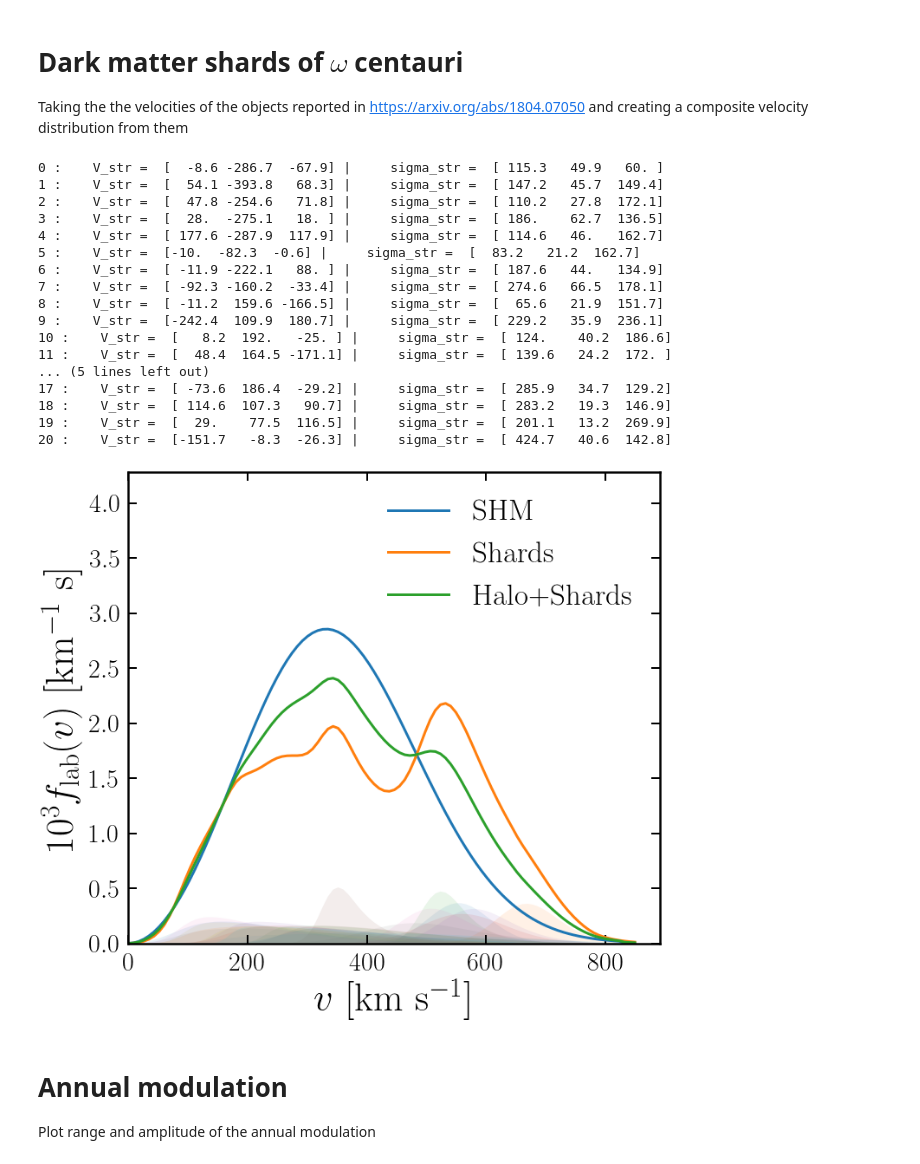
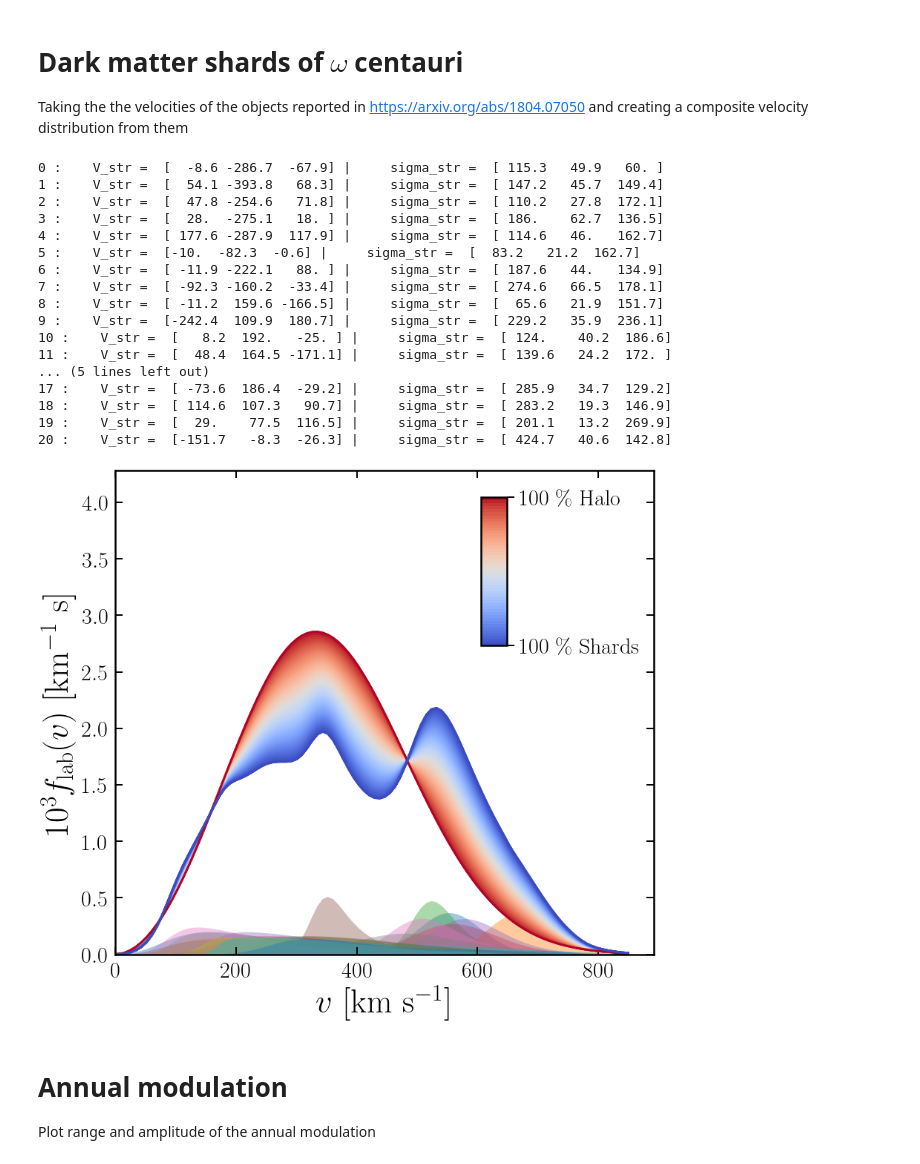
Before and after one commit to cajohare/DarkShards, a Jupyter notebook: code/PlotShards.ipynb, the cells around one changed output. Saved outputs shown, nothing was run; the diff lists cells and outputs as text; code cells hidden in the pictures.

Commit message:
shards update

```diff
--- a/code/PlotShards.ipynb
+++ b/code/PlotShards.ipynb
@@ -11,16 +11,12 @@ from LabFuncs import *
 from Params import *
 from HaloFuncs import *
 from WIMPFuncs import *
-
 # Set plot rc params
 plt.rcParams['axes.linewidth'] = 2.5
 plt.rc('text', usetex=True)
 plt.rc('font', family='serif')
 
-# Figure setup
-fig = plt.figure(figsize=(11,10))
-ax = fig.add_subplot(111)
-pltname = 'Shards_fv'
+#######
 
 # v range
 n = 100
@@ -38,12 +34,12 @@ dat = loadtxt('../shards.txt',delimiter=',')
 
 # Speed distributions
 fv_Iso = SpeedDist_Isotropic(v,v_lab,v0,v_esc)
-plt.plot(v,1e3*fv_Iso,'-',linewidth=3,label=r'SHM')
 
 nshards = 21
 xi_halo = 0.8
 xi_s = (1.0-xi_halo)/(1.0*nshards)
 fv = zeros(shape=(nshards,n))
+print 'Shards velocities (vx,vy,vz) and dispersions (sig_x,sig_y,sig_z):'
 for i in range(0,nshards):
     v_s = dat[i,0:3]
     sig_s = dat[i,6:9]
@@ -53,24 +49,7 @@ for i in range(0,nshards):
     sigphi = sig_s[1]
     sigz = sig_s[2]
     beta = 1.0-(sigr**2.0+sigz**2.0)/(2*sigr**2.0)
-    print i,":    V_str = ",v_s,"|     sigma_str = ",sig_s
-
-plt.plot(v,1e3*sum(fv,0),'-',linewidth=3,label=r'Shards')
-plt.plot(v,1e3*(0.5*sum(fv,0)+0.5*fv_Iso),'-',linewidth=3,label=r'Halo+Shards')
-
-# Plot fiddling
-ax.set_xlim(left=0.0)
-ax.set_ylim(bottom=0.0,top=max(1e3*fv_Iso)*1.5)
-ax.tick_params(which='major',direction='in',width=2,length=10,right=True,top=True,pad=10,labelsize=30)
-ax.tick_params(which='minor',direction='in',width=1,length=7,right=True,top=True)
-plt.xlabel(r"$v$ [km s$^{-1}$]",fontsize=45);
-plt.ylabel(r"$10^3 f_{\rm lab}(v)$ [km$^{-1}$ s]",fontsize=45);
-plt.legend(fontsize=35,frameon=False,loc='upper right')
-
-# Save figure
-plt.show()
-fig.savefig('../plots/'+pltname+'.pdf',bbox_inches='tight')
-fig.savefig('../plots/plots_png/'+pltname+'.png',bbox_inches='tight')
+    print i+1,":    V_str = ",v_s,"|     sigma_str = ",sig_s
 # %% [output]
 0 :    V_str =  [  -8.6 -286.7  -67.9] |     sigma_str =  [ 115.3   49.9   60. ]
 1 :    V_str =  [  54.1 -393.8   68.3] |     sigma_str =  [ 147.2   45.7  149.4]
@@ -89,7 +68,58 @@ fig.savefig('../plots/plots_png/'+pltname+'.png',bbox_inches='tight')
 18 :    V_str =  [ 114.6  107.3   90.7] |     sigma_str =  [ 283.2   19.3  146.9]
 19 :    V_str =  [  29.    77.5  116.5] |     sigma_str =  [ 201.1   13.2  269.9]
 20 :    V_str =  [-151.7   -8.3  -26.3] |     sigma_str =  [ 424.7   40.6  142.8]
-[figure, removed]
+# %%
+# Figure setup
+fig = plt.figure(figsize=(13,12))
+ax = fig.add_subplot(111)
+pltname = 'Shards_fv'
+
+
+n_xi = 50
+xi_vals = linspace(0,1,n_xi)
+col = flipud(cm.coolwarm(linspace(0,1,n_xi)))
+cmap = cm.coolwarm
+for i in range(0,n_xi):
+    plt.fill_between(v,1e3*(xi_vals[i]*sum(fv,0)+(1.0-xi_vals[i])*fv_Iso),y2=1e3*sum(fv,0),color=col[i,:],alpha=0.5)
+    plt.plot(v,1e3*(xi_vals[i]*sum(fv,0)+(1.0-xi_vals[i])*fv_Iso),'-',color=col[i,:],linewidth=3)
+
+plt.plot(v,1e3*fv_Iso,'-',color=col[0,:],linewidth=3,label=r'100 \% Halo')
+plt.plot(v,1e3*sum(fv,0),'-',color=col[-1,:],linewidth=3,label=r'100 \% Shards')
+
+# Plot individual streams
+for i in range(0,nshards):
+    plt.fill_between(v,1e3*fv[i,:],linewidth=3,alpha=0.4)
+
+# Plot fiddling
+ax.set_xlim(left=0.0)
+ax.set_ylim(bottom=0.0,top=max(1e3*fv_Iso)*1.5)
+ax.tick_params(which='major',direction='in',width=2,length=10,right=True,top=True,pad=10,labelsize=30)
+ax.tick_params(which='minor',direction='in',width=1,length=7,right=True,top=True)
+plt.xlabel(r"$v$ [km s$^{-1}$]",fontsize=45);
+plt.ylabel(r"$10^3 f_{\rm lab}(v)$ [km$^{-1}$ s]",fontsize=45);
+
+# Custom colorbar
+import matplotlib as mpl
+from mpl_toolkits.axes_grid1.inset_locator import inset_axes
+cbaxes = inset_axes(ax, width="5%", height="50%", bbox_to_anchor=[-50, 330, 700, 400])
+norm = mpl.colors.Normalize(vmin=0,vmax=1)
+sm = plt.cm.ScalarMappable(cmap=cmap, norm=norm)
+sm.set_array([])
+plt.colorbar(sm,cax=cbaxes,ticks=(0,1),boundaries=linspace(0,1,n_xi))
+f = plt.gcf().get_children()
+cbar = f[2]
+cbar.set_yticklabels([r'100 \% Shards', r'100 \% Halo'])  # vertically oriented colorbar
+cbar.tick_params(labelsize=30)
+cbar.tick_params(which='major',direction='out',width=2,length=10,right=True,top=False,pad=7)
+cbar.tick_params(which='minor',direction='out',width=2,length=7,right=True,top=False)
+
+
+# Save figure
+plt.show()
+fig.savefig('../plots/'+pltname+'.pdf',bbox_inches='tight')
+fig.savefig('../plots/plots_png/'+pltname+'.png',bbox_inches='tight')
+# %% [output]
+[figure, added]
 # %% [markdown]
 # Annual modulation
 Plot range and amplitude of the annual modulation
```
Also changed, not shown: parts of 6 cells of this notebook, 10 other files.
